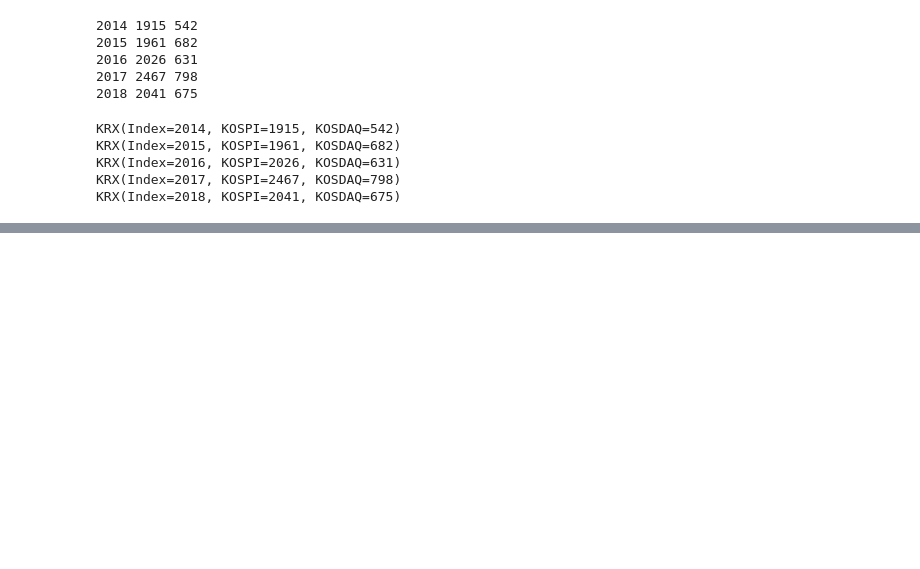
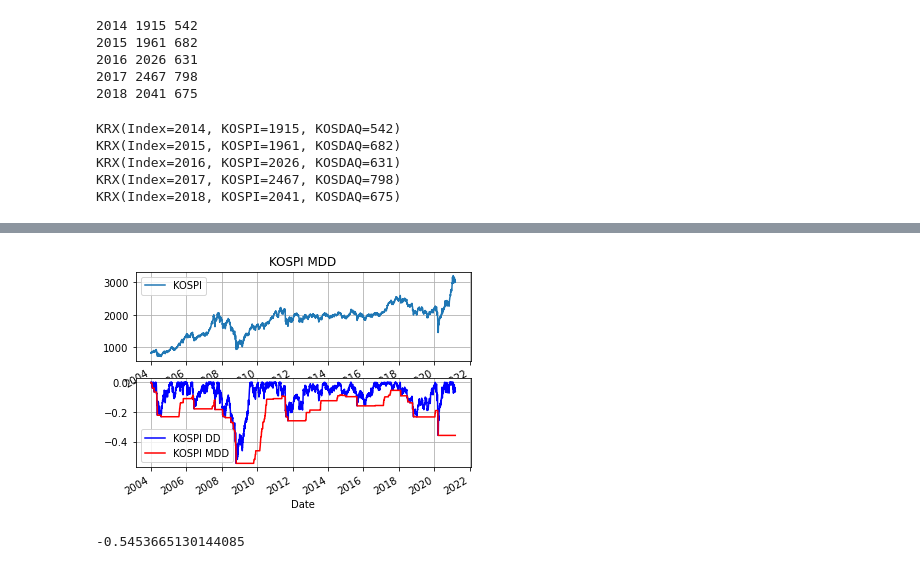
Before and after one commit to KYUUUW/StockAnalysisInPython, a Jupyter notebook: StockPriceAnalysis_Chapter3.ipynb, the cells around one changed output, grey strips where cells are left out. Saved outputs shown, nothing was run; the diff lists cells and outputs as text; code cells hidden in the pictures; blank space fills up the shorter version.

```diff
--- a/StockPriceAnalysis_Chapter3.ipynb
+++ b/StockPriceAnalysis_Chapter3.ipynb
@@ -380,0 +458,3 @@ msft_dpc_cs
+# %%
+kospi = pdr.get_data_yahoo('^KS11', '2004-01-04')
+kospi
@@ -380,0 +482,8 @@ msft_dpc_cs
+# %%
+# Calculate MDD with rolling 1
+
+window = 252 # window 는 한번에 분석한 데이터의 크기이다. (CNN 공부할때 kernel size 를 상상하면 됨)
+peak = kospi['Adj Close'].rolling(window, min_periods=1).max()
+drawdown = kospi['Adj Close']/peak - 1.0
+
+drawdown # 52주 peak 대비 낙폭
@@ -380,0 +504,5 @@ msft_dpc_cs
+# %%
+# Calculate MDD with rolling 2
+
+max_dd = drawdown.rolling(window, min_periods=1).min()
+max_dd
@@ -380,0 +523,14 @@ msft_dpc_cs
+# %%
+plt.subplot(211)
+kospi['Close'].plot(label='KOSPI', title='KOSPI MDD', grid=True, legend=True)
+plt.subplot(212)
+drawdown.plot(c='b', label='KOSPI DD', grid=True, legend=True)
+max_dd.plot(c='r', label='KOSPI MDD', grid=True, legend=True)
+plt.show()
+# %% [output]
+[figure, added]
+# %%
+# 정확한 MDD 구하기
+max_dd.min()
+# %% [output]
+-0.5453665130144085
```
Also changed, not shown: parts of 33 cells of this notebook.
